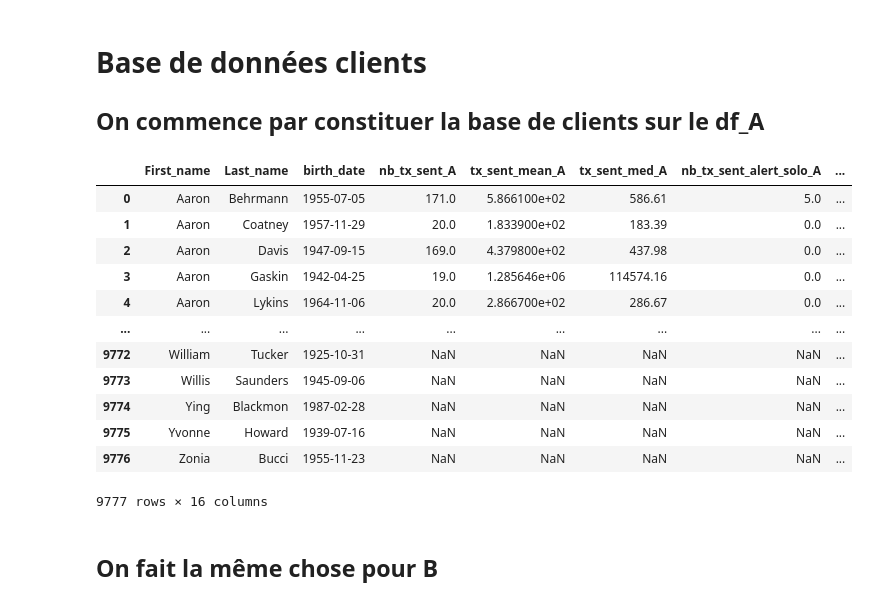
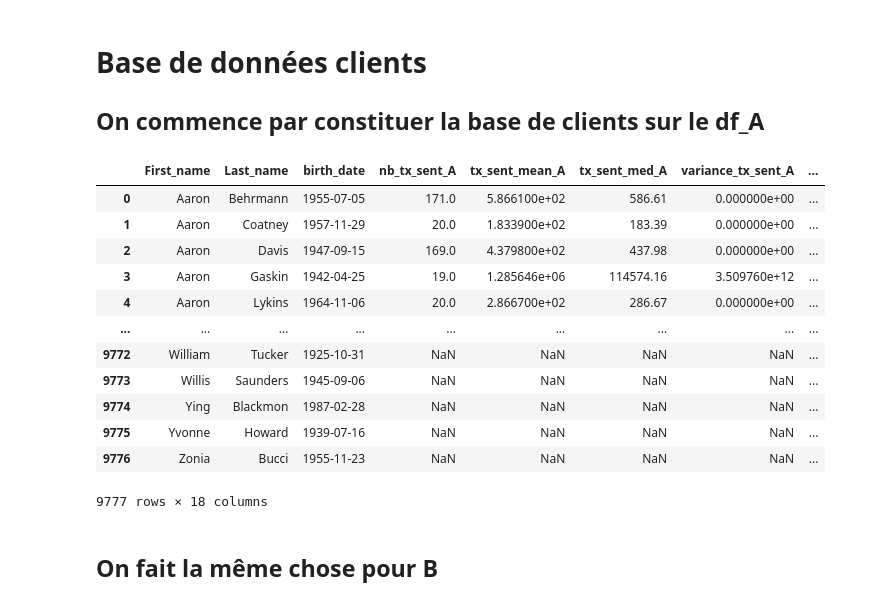
Before and after one commit to CorentinPernot/Statapp, a Jupyter notebook: Notebook/StatApp-2.ipynb, the cells around one changed output. Saved outputs shown, nothing was run; the diff lists cells and outputs as text; code cells hidden in the pictures.

```diff
--- a/Notebook/StatApp-2.ipynb
+++ b/Notebook/StatApp-2.ipynb
@@ -494,12 +494,12 @@ df_base_client= pd.concat([df_base_client1,df_base_client2])
 df_base_client.drop_duplicates(keep = 'first', inplace=True)
 #df_base_client.head(3)
 
-df_gpb =pd.DataFrame(df_A.groupby(by=['sender_first_name','sender_last_name','sender_birth_date'])['tx_amount'].agg(['count','mean', 'median']))
+df_gpb =pd.DataFrame(df_A.groupby(by=['sender_first_name','sender_last_name','sender_birth_date'])['tx_amount'].agg(['count','mean', 'median','var']))
 df_gpb.reset_index(inplace=True)
 df_gpb.rename(columns = {'sender_first_name': 'First_name', 'sender_last_name': 'Last_name',
                                  'sender_birth_date' : 'birth_date',
                         'count': 'nb_tx_sent_A', 'mean': 'tx_sent_mean_A',
-                        'median': 'tx_sent_med_A'}, inplace=True)
+                        'median': 'tx_sent_med_A','var': 'variance_tx_sent_A'}, inplace=True)
 
 df_alert =pd.DataFrame(df_A.groupby(by=['sender_first_name','sender_last_name','sender_birth_date'])['is_alert_solo'].agg(['sum']))
 df_alert.reset_index(inplace=True)
@@ -513,48 +513,48 @@ df_base_client1 = df_base_client1.drop(['index'], axis=1, inplace = False)
 df_base_client1_bis = pd.merge(df_base_client1,df_gpb ,on=['First_name','Last_name','birth_date'] )
 df_base_client1_ter = pd.merge(df_base_client1_bis,df_alert ,on=['First_name','Last_name','birth_date'] )
 
-df_gpb =pd.DataFrame(df_A.groupby(by=['receiver_first_name','receiver_last_name','receiver_birth_date'])['tx_amount'].agg(['count','mean', 'median']))
+df_gpb =pd.DataFrame(df_A.groupby(by=['receiver_first_name','receiver_last_name','receiver_birth_date'])['tx_amount'].agg(['count','mean', 'median','var']))
 df_gpb.reset_index(inplace=True)
 df_gpb.rename(columns = {'receiver_first_name': 'First_name', 'receiver_last_name': 'Last_name',
                                  'receiver_birth_date' : 'birth_date',
                         'count': 'nb_tx_received_A', 'mean': 'tx_received_mean_A',
-                        'median': 'tx_received_med_A'}, inplace=True)
+                        'median': 'tx_received_med_A', 'var': 'variance_tx_received_A'}, inplace=True)
 
 df_alert =pd.DataFrame(df_A.groupby(by=['receiver_first_name','receiver_last_name','receiver_birth_date'])['is_alert_solo'].agg(['sum']))
 df_alert.reset_index(inplace=True)
 df_alert.rename(columns = {'receiver_first_name': 'First_name', 'receiver_last_name': 'Last_name',
                                  'receiver_birth_date' : 'birth_date',
                         'sum': 'nb_tx_received_alert_solo_A'}, inplace=True)
 
 df_base_client2.reset_index(inplace=True)
 df_base_client2 = df_base_client2.drop(['index'], axis=1, inplace = False)
 
 df_base_client2_bis = pd.merge(df_base_client2,df_gpb ,on=['First_name','Last_name','birth_date'] )
 df_base_client2_ter = pd.merge(df_base_client2_bis,df_alert ,on=['First_name','Last_name','birth_date'] )
 
 DF_base_clients_A = pd.merge(df_base_client1_ter,df_base_client2_ter, on=['First_name','Last_name','birth_date'], how='outer')
 
 DF_base_clients_A['nb_tx_all_A']=DF_base_clients_A.nb_tx_sent_A + DF_base_clients_A.nb_tx_received_A
 DF_base_clients_A['nb_tx_alert_solo_all_A']=DF_base_clients_A.nb_tx_sent_alert_solo_A + DF_base_clients_A.nb_tx_received_alert_solo_A
 #Métrique de confiance de l'individu
 DF_base_clients_A['reliability_receiver_A']= 1- DF_base_clients_A['nb_tx_received_alert_solo_A']/DF_base_clients_A['nb_tx_received_A']
 DF_base_clients_A['reliability_sent_A']= 1- DF_base_clients_A['nb_tx_sent_alert_solo_A']/DF_base_clients_A['nb_tx_sent_A']
 DF_base_clients_A['reliability_all_A']= 1- DF_base_clients_A['nb_tx_alert_solo_all_A']/DF_base_clients_A['nb_tx_all_A']
 DF_base_clients_A
 # %% [output]
-|  | First_name | Last_name | birth_date | nb_tx_sent_A | tx_sent_mean_A | tx_sent_med_A | nb_tx_sent_alert_solo_A | ... |
-| 0 | Aaron | Behrmann | 1955-07-05 | 171.0 | 5.866100e+02 | 586.61 | 5.0 | ... |
-| 1 | Aaron | Coatney | 1957-11-29 | 20.0 | 1.833900e+02 | 183.39 | 0.0 | ... |
-| 2 | Aaron | Davis | 1947-09-15 | 169.0 | 4.379800e+02 | 437.98 | 0.0 | ... |
-| 3 | Aaron | Gaskin | 1942-04-25 | 19.0 | 1.285646e+06 | 114574.16 | 0.0 | ... |
-| 4 | Aaron | Lykins | 1964-11-06 | 20.0 | 2.866700e+02 | 286.67 | 0.0 | ... |
+|  | First_name | Last_name | birth_date | nb_tx_sent_A | tx_sent_mean_A | tx_sent_med_A | variance_tx_sent_A | ... |
+| 0 | Aaron | Behrmann | 1955-07-05 | 171.0 | 5.866100e+02 | 586.61 | 0.000000e+00 | ... |
+| 1 | Aaron | Coatney | 1957-11-29 | 20.0 | 1.833900e+02 | 183.39 | 0.000000e+00 | ... |
+| 2 | Aaron | Davis | 1947-09-15 | 169.0 | 4.379800e+02 | 437.98 | 0.000000e+00 | ... |
+| 3 | Aaron | Gaskin | 1942-04-25 | 19.0 | 1.285646e+06 | 114574.16 | 3.509760e+12 | ... |
+| 4 | Aaron | Lykins | 1964-11-06 | 20.0 | 2.866700e+02 | 286.67 | 0.000000e+00 | ... |
 | ... | ... | ... | ... | ... | ... | ... | ... | ... |
 | 9772 | William | Tucker | 1925-10-31 | NaN | NaN | NaN | NaN | ... |
 | 9773 | Willis | Saunders | 1945-09-06 | NaN | NaN | NaN | NaN | ... |
 | 9774 | Ying | Blackmon | 1987-02-28 | NaN | NaN | NaN | NaN | ... |
 | 9775 | Yvonne | Howard | 1939-07-16 | NaN | NaN | NaN | NaN | ... |
 | 9776 | Zonia | Bucci | 1955-11-23 | NaN | NaN | NaN | NaN | ... |
-9777 rows × 16 columns
+9777 rows × 18 columns
 # %% [markdown]
 ## On fait la même chose pour B
 # %%
```
Also changed, not shown: parts of 16 cells of this notebook.
